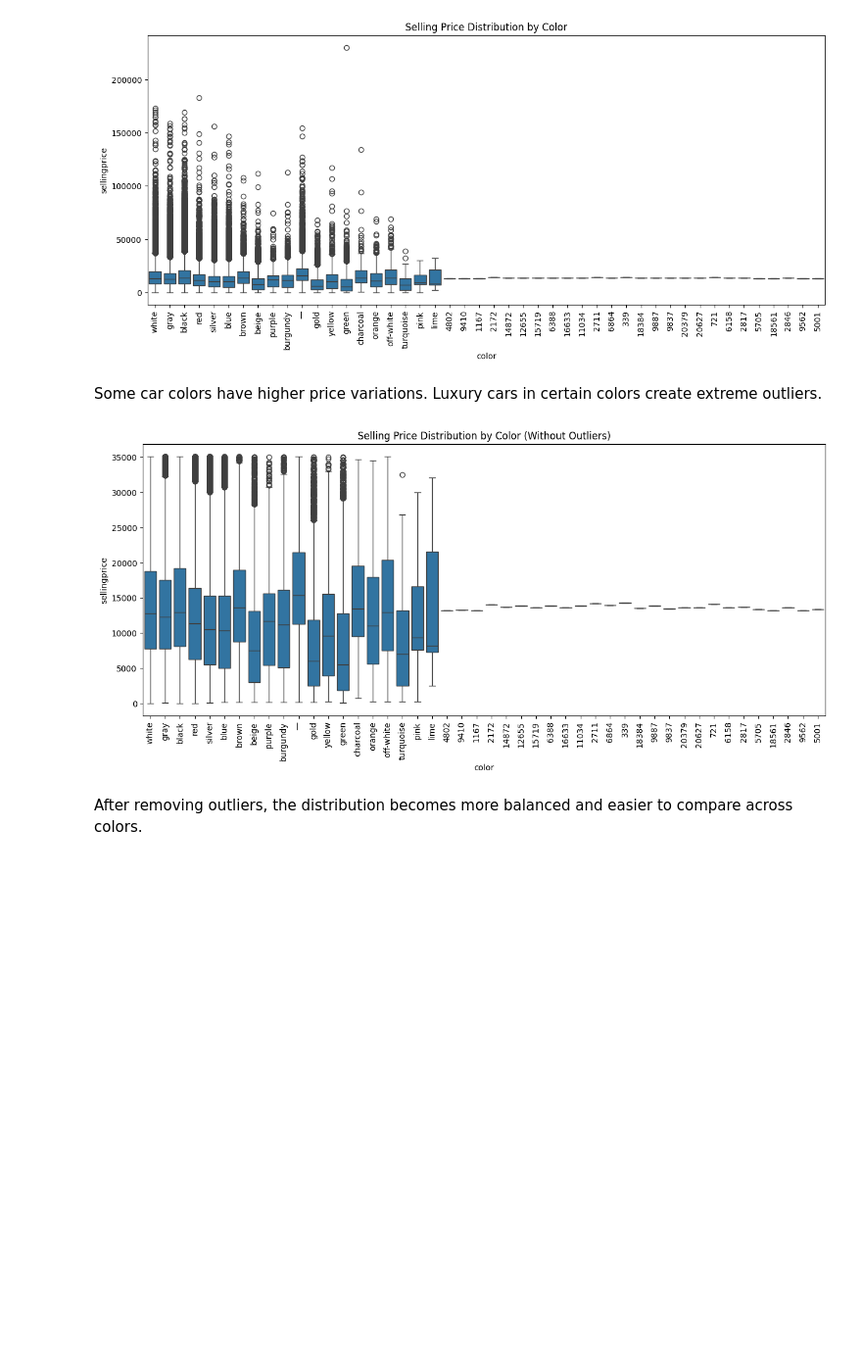
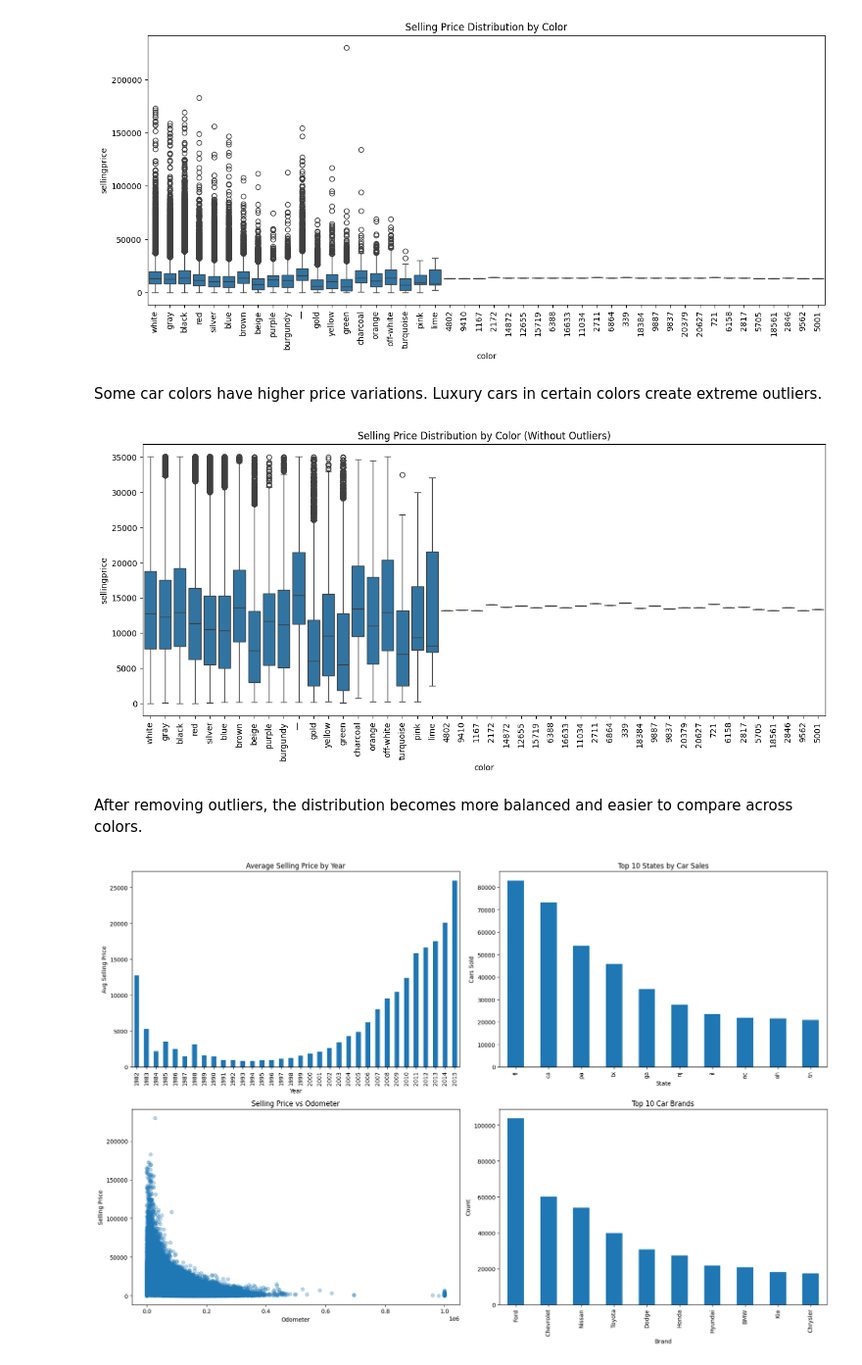
Before and after one commit to mdakram0778/Case-Study-Stock-Price-Analysis-of-IT-Companies, a Jupyter notebook: Mohd_Akram_cpda_10_Car_Data_Analysis.ipynb, the cells around one changed output. Shown at 98% size. Cells and saved outputs as stored; diff of their text form; code cells hidden in the pictures; blank space fills up the shorter version.

```diff
--- a/Mohd_Akram_cpda_10_Car_Data_Analysis.ipynb
+++ b/Mohd_Akram_cpda_10_Car_Data_Analysis.ipynb
@@ -740,3 +740,76 @@ plt.show()
 [figure]
 # %% [markdown]
 After removing outliers, the distribution becomes more balanced and easier to compare across colors.
+# %%
+# Create dashboard
+
+fig, axes = plt.subplots(2, 2, figsize=(18, 12))
+
+# ---------------------------------------------
+# 1. Average Selling Price by Year
+# ---------------------------------------------
+
+avg_price_year = df_car_prices.groupby('year')['sellingprice'].mean()
+
+avg_price_year.plot(
+    kind='bar',
+    ax=axes[0,0]
+)
+
+axes[0,0].set_title('Average Selling Price by Year')
+axes[0,0].set_xlabel('Year')
+axes[0,0].set_ylabel('Avg Selling Price')
+
+# ---------------------------------------------
+# 2. Cars Sold by State
+# ---------------------------------------------
+
+state_sales = df_car_prices['state'].value_counts().head(10)
+
+state_sales.plot(
+    kind='bar',
+    ax=axes[0,1]
+)
+
+axes[0,1].set_title('Top 10 States by Car Sales')
+axes[0,1].set_xlabel('State')
+axes[0,1].set_ylabel('Cars Sold')
+
+# ---------------------------------------------
+# 3. Selling Price vs Odometer
+# ---------------------------------------------
+
+axes[1,0].scatter(
+    df_car_prices['odometer'],
+    df_car_prices['sellingprice'],
+    alpha=0.3
+)
+
+axes[1,0].set_title('Selling Price vs Odometer')
+axes[1,0].set_xlabel('Odometer')
+axes[1,0].set_ylabel('Selling Price')
+
+# ---------------------------------------------
+# 4. Top 10 Car Brands
+# ---------------------------------------------
+
+top_brands = df_car_prices['make'].value_counts().head(10)
+
+top_brands.plot(
+    kind='bar',
+    ax=axes[1,1]
+)
+
+axes[1,1].set_title('Top 10 Car Brands')
+axes[1,1].set_xlabel('Brand')
+axes[1,1].set_ylabel('Count')
+
+# ---------------------------------------------
+# Dashboard Layout
+# ---------------------------------------------
+
+plt.tight_layout()
+
+plt.show()
+# %% [output]
+[figure, added]
```
Also changed, not shown: parts of 1 cell of this notebook.
